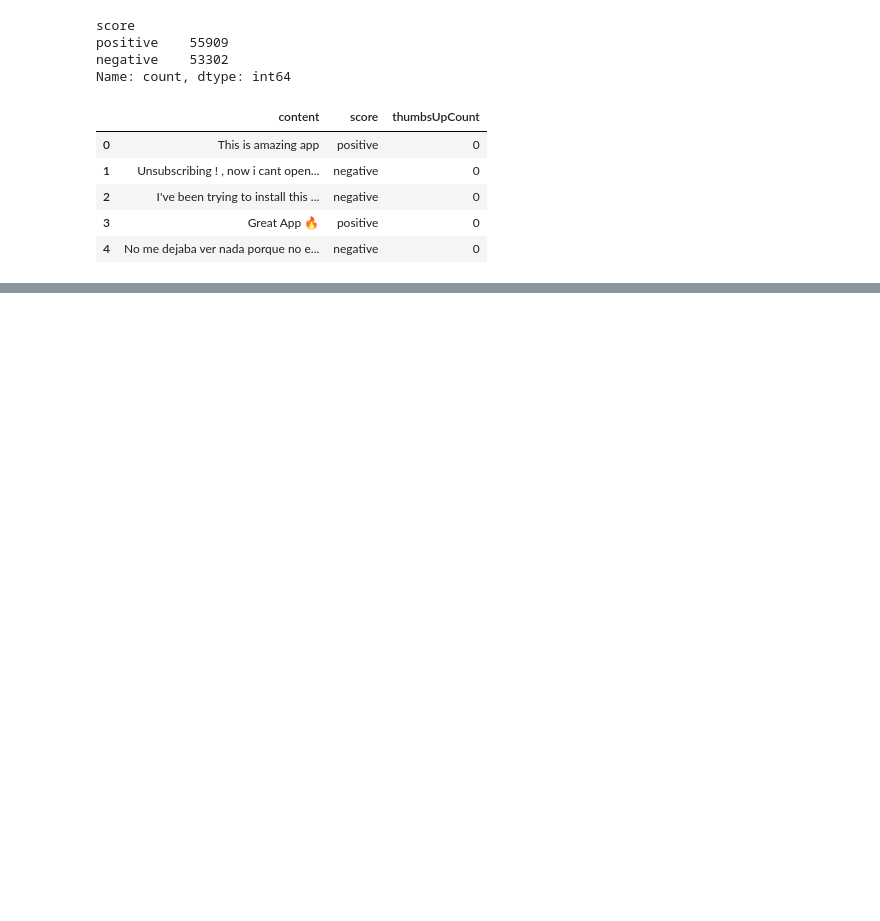
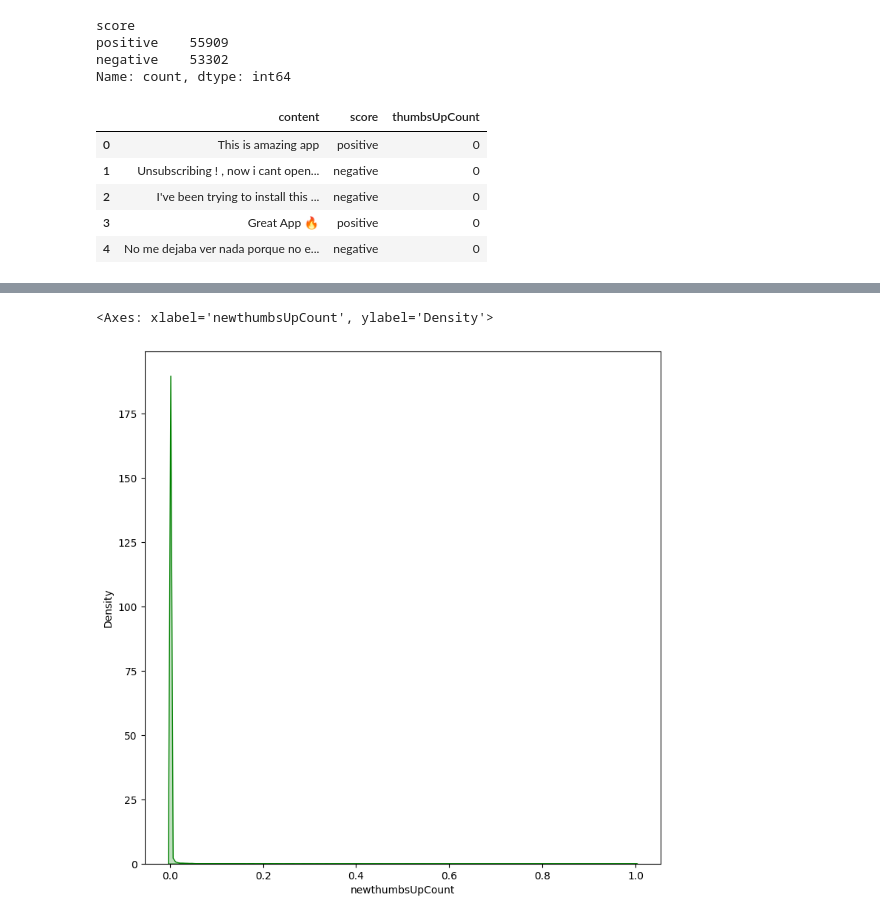
Before and after one commit to adkprakash/sentiment_analysis, a Jupyter notebook: sentimental_analysis.ipynb, the cells around one changed output, grey strips where cells are left out. Drawn from its saved outputs; the diff is of its cells as text; code cells hidden in the pictures; blank space fills up the shorter version.

```diff
--- a/sentimental_analysis.ipynb
+++ b/sentimental_analysis.ipynb
@@ -146,3 +168,21 @@ data.head()
 | 2 | I've been trying to install this ... | negative | 0 |
 | 3 | Great App 🔥 | positive | 0 |
 | 4 | No me dejaba ver nada porque no e... | negative | 0 |
+# %%
+# importing MinMax Scaler from sklearn
+from sklearn.preprocessing import MinMaxScaler
+
+# Select the column to scale
+column_to_scale = 'thumbsUpCount'
+
+# Create a MinMaxScaler object (optional: specify the desired range)
+scaler = MinMaxScaler(feature_range=(0, 1))  # Normalize to range 0 to 1
+
+# Separate the data for the column to scale
+data_to_scale = data[[column_to_scale]]
+
+# Apply MinMaxScaler transformation
+scaled_data = scaler.fit_transform(data_to_scale)
+
+# Optional: Add the scaled data back to the DataFrame (create a new column)
+data['new' + 'thumbsUpCount'] = scaled_data.squeeze()  # Squeeze to remove extra dimension
@@ -148,0 +198,2 @@ data.head()
+# %%
+data = data.drop('thumbsUpCount', axis=1)
@@ -148,0 +209,6 @@ data.head()
+# %%
+plt.figure(figsize=(9,9))
+sns.kdeplot(data['newthumbsUpCount'], color='g', fill=True)
+# %% [output]
+<Axes: xlabel='newthumbsUpCount', ylabel='Density'>
+[figure, added]
```
Also changed, not shown: parts of 5 cells of this notebook.
